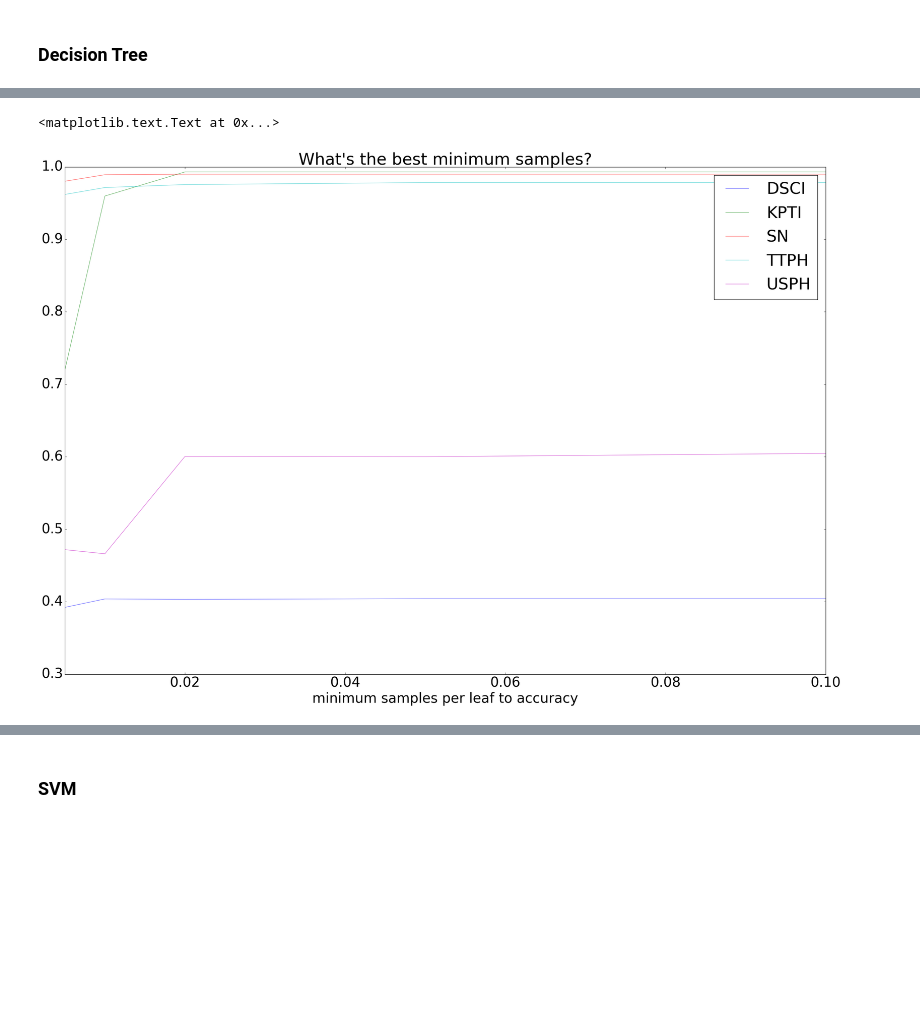
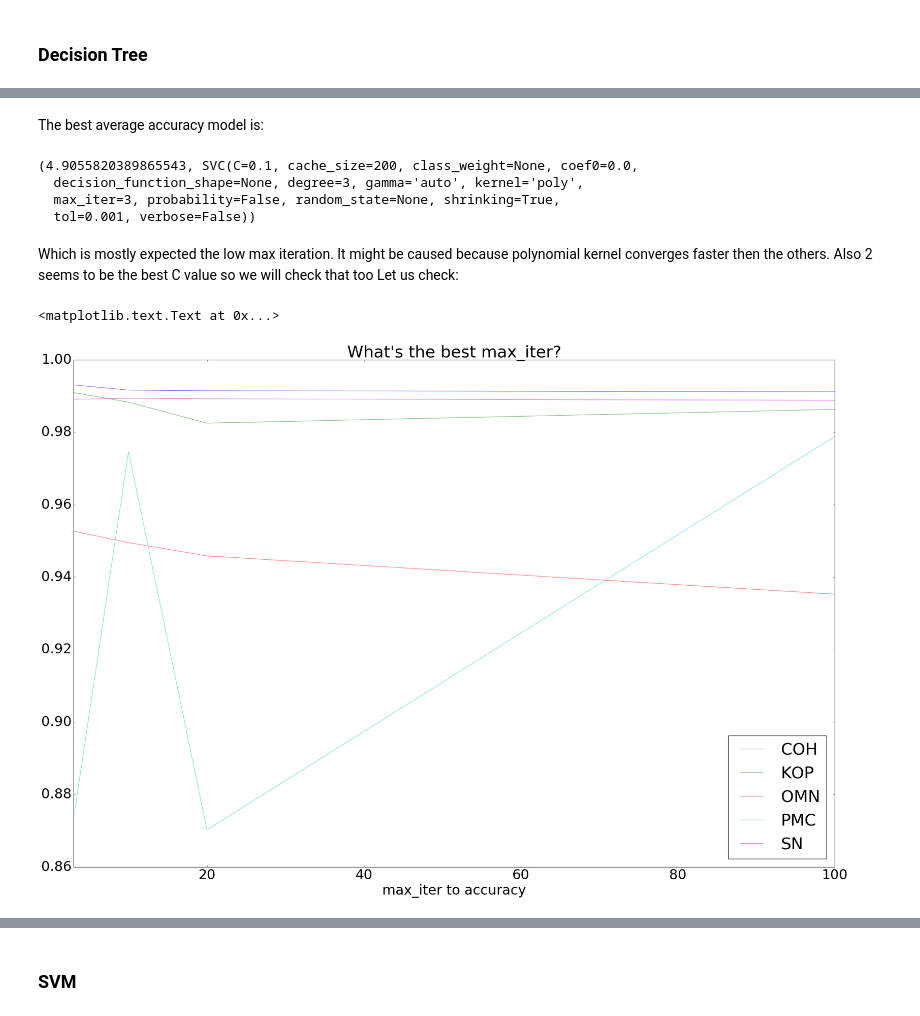
Before and after one commit to eytans/Stockifier, a Jupyter notebook: basic_estimators.ipynb, the cells around one changed output, grey strips where cells are left out. Drawn from its saved outputs; the diff is of its cells as text; code cells hidden in the pictures; blank space fills up the shorter version.

```diff
--- a/basic_estimators.ipynb
+++ b/basic_estimators.ipynb
@@ -91,7 +195,8 @@ from pandas import DataFrame
 # data should be list of lists and each row should be:
 # criterion, max_depth, min_samples, stock, accuracy
 data = []
-for model, accs in zip(models, accuracies):
+for model, accs in zip(svm_models, saccuracies):
     for sn, acc in accs.items():
-        data.append((model.criterion, model.max_depth, model.min_samples_leaf, sn, acc))
-results = DataFrame(data, columns=('criterion', 'max_depth', 'min_samples', 'stock', 'accuracy'))
+        data.append((model.C, model.kernel, model.max_iter, sn, acc))
+
+sresults = DataFrame(data, columns=('C', 'kernel', 'max_iter', 'stock', 'accuracy'))
@@ -97,0 +218,14 @@ results = DataFrame(data, columns=('criterion', 'max_depth', 'min_samples', 'sto
+# %%
+plt.rc('font', size=30)
+fig = plt.figure(figsize=(30, 20))
+alpha = 0.6
+
+locations = [(0,0), (0,1), (1,0), (1,1), (2,0), (2,1)]
+
+for i, (name, group) in enumerate(sresults.groupby('stock')):
+    ax1 = plt.subplot2grid((3,2), locations[i])
+    # since we are counting values it makes sense to regularize the counts
+    group.groupby('kernel').agg('mean')['accuracy'].plot(kind='barh', label=name, alpha=alpha)
+    ax1.set_xlabel('kernel distribution to accuracy')
+    ax1.set_title("kernel distribution for {}".format(name))
+plt.legend(loc='best')
@@ -98,18 +235,14 @@ results = DataFrame(data, columns=('criterion', 'max_depth', 'min_samples', 'sto
 # %%
-import numpy as np
-
-%matplotlib inline
-
 plt.rc('font', size=30)
 fig = plt.figure(figsize=(30, 20))
 alpha = 0.6
 
 ax1 = plt.subplot2grid((1,1), (0,0))
-for name, group in results.groupby('stock'):
+for name, group in sresults.groupby('stock'):
     # since we are counting values it makes sense to regularize the counts
-    group.replace(np.nan, 12).groupby('max_depth').agg('mean')['accuracy'].plot(kind='line', label=name, alpha=alpha)
-ax1.set_xlabel('max depth to accuracy')
+    group.groupby('max_iter').agg('mean')['accuracy'].plot(kind='line', label=name, alpha=alpha)
+ax1.set_xlabel('max_iter to accuracy')
 plt.legend(loc='best')
-ax1.set_title("What's the best max_depth?" )
+ax1.set_title("What's the best max_iter?" )
 # %% [output]
 <matplotlib.text.Text at 0x...>
@@ -117,15 +250,30 @@ ax1.set_title("What's the best max_depth?" )
+# %% [markdown]
+The best average accuracy model is:
+# %%
+print(get_best_model(svm_models, saccuracies))
+# %% [output]
+(4.9055820389865543, SVC(C=0.1, cache_size=200, class_weight=None, coef0=0.0,
+  decision_function_shape=None, degree=3, gamma='auto', kernel='poly',
+  max_iter=3, probability=False, random_state=None, shrinking=True,
+  tol=0.001, verbose=False))
+# %% [markdown]
+Which is mostly expected the low max iteration. It might be caused because polynomial kernel converges faster then the others.
+Also 2 seems to be the best C value so we will check that too
+Let us check:
+# %%
+polyresults = sresults.loc[sresults['kernel'] == 'poly']
 # %%
 plt.rc('font', size=30)
 fig = plt.figure(figsize=(30, 20))
 alpha = 0.6
 
 ax1 = plt.subplot2grid((1,1), (0,0))
-for name, group in results.groupby('stock'):
+for name, group in polyresults.groupby('stock'):
     # since we are counting values it makes sense to regularize the counts
-    group.replace(np.nan, 1).groupby('min_samples').agg('mean')['accuracy'].plot(kind='line', label=name, alpha=alpha)
-ax1.set_xlabel('minimum samples per leaf to accuracy')
+    group.groupby('max_iter').agg('mean')['accuracy'].plot(kind='line', label=name, alpha=alpha)
+ax1.set_xlabel('max_iter to accuracy')
 plt.legend(loc='best')
-ax1.set_title("What's the best minimum samples?" )
+ax1.set_title("What's the best max_iter?" )
 # %% [output]
 <matplotlib.text.Text at 0x...>
-[figure, old version]
+[figure, new version]
```
Also changed, not shown: parts of 58 cells of this notebook.
